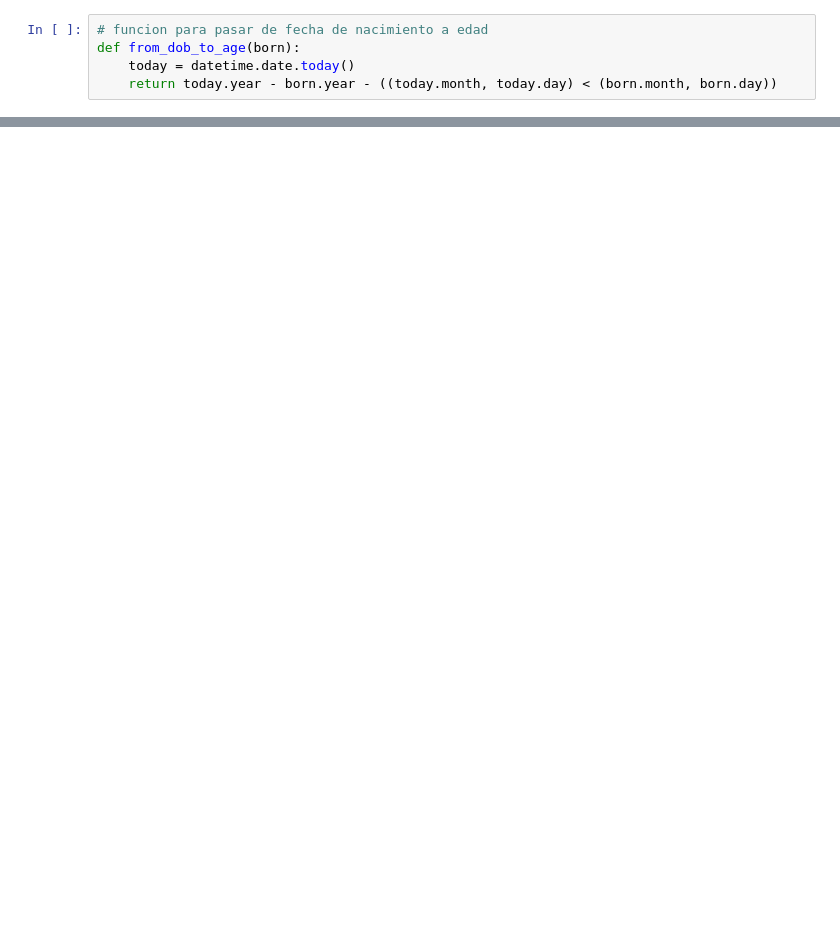
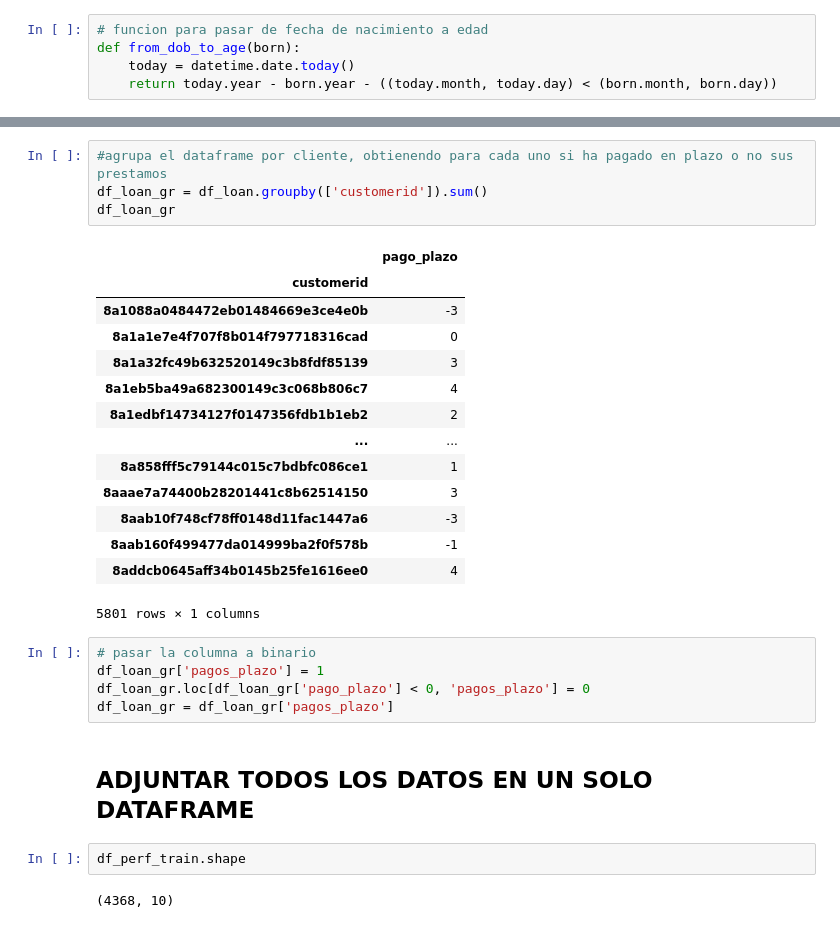
Before and after one commit to Ciarzi/DP3_GP1, a Jupyter notebook: codigo/etl.ipynb, the cells around one changed output, grey strips where cells are left out. Saved outputs shown, nothing was run; the diff lists cells and outputs as text; blank space fills up the shorter version.

```diff
--- a/codigo/etl.ipynb
+++ b/codigo/etl.ipynb
@@ -139,0 +97,30 @@ CAMBIAR TIPO DE DATO DE LAS COLUMNAS
+# %%
+#agrupa el dataframe por cliente, obtienendo para cada uno si ha pagado en plazo o no sus prestamos
+df_loan_gr = df_loan.groupby(['customerid']).sum()
+df_loan_gr
+# %% [output]
+|  | pago_plazo |
+| customerid |  |
+| 8a1088a0484472eb01484669e3ce4e0b | -3 |
+| 8a1a1e7e4f707f8b014f797718316cad | 0 |
+| 8a1a32fc49b632520149c3b8fdf85139 | 3 |
+| 8a1eb5ba49a682300149c3c068b806c7 | 4 |
+| 8a1edbf14734127f0147356fdb1b1eb2 | 2 |
+| ... | ... |
+| 8a858fff5c79144c015c7bdbfc086ce1 | 1 |
+| 8aaae7a74400b28201441c8b62514150 | 3 |
+| 8aab10f748cf78ff0148d11fac1447a6 | -3 |
+| 8aab160f499477da014999ba2f0f578b | -1 |
+| 8addcb0645aff34b0145b25fe1616ee0 | 4 |
+5801 rows × 1 columns
+# %%
+# pasar la columna a binario
+df_loan_gr['pagos_plazo'] = 1
+df_loan_gr.loc[df_loan_gr['pago_plazo'] < 0, 'pagos_plazo'] = 0
+df_loan_gr = df_loan_gr['pagos_plazo']
+# %% [markdown]
+## ADJUNTAR TODOS LOS DATOS EN UN SOLO DATAFRAME
+# %%
+df_perf_train.shape
+# %% [output]
+(4368, 10)
```
Also changed, not shown: parts of 103 cells of this notebook.
